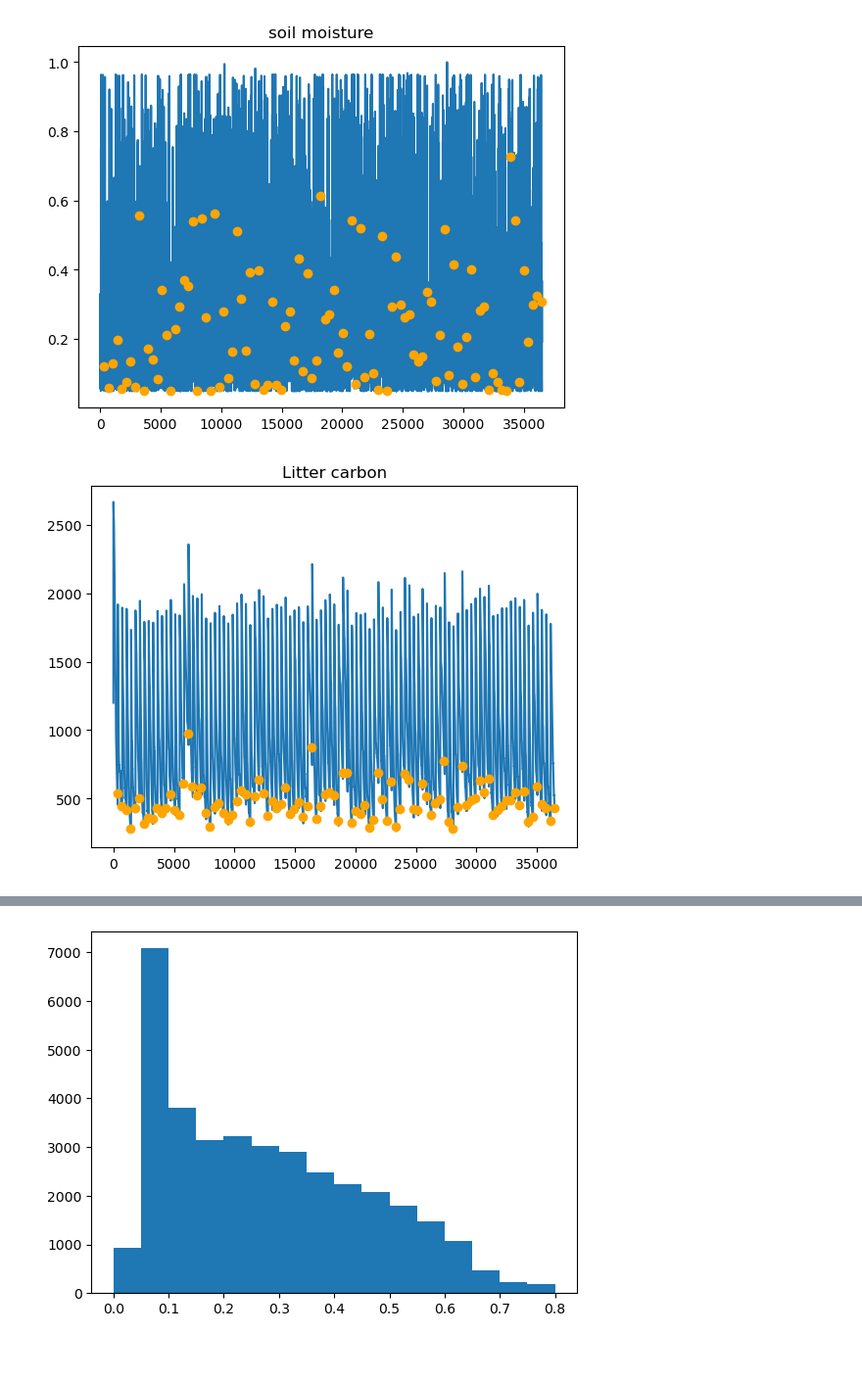
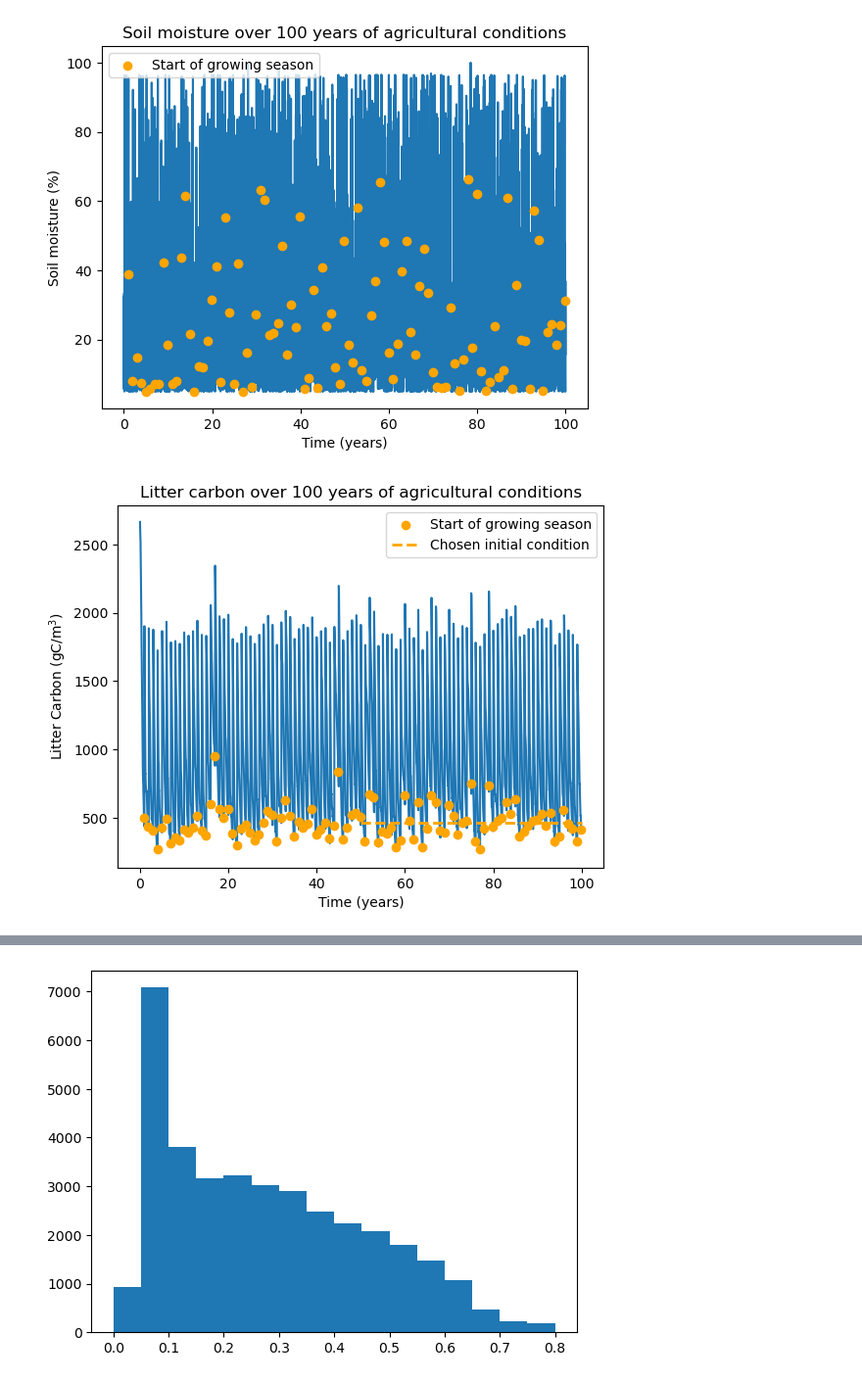
Before and after one commit to ryegleason/Optimal-Crop-Control, a Jupyter notebook: PorporatoCharacterization.ipynb, the cells around one changed output, grey strips where cells are left out. Shown at 98% size. Saved outputs shown, nothing was run; the diff lists cells and outputs as text; code cells hidden in the pictures; blank space fills up the shorter version.

Commit message:
Graphs for supplementary material

```diff
--- a/PorporatoCharacterization.ipynb
+++ b/PorporatoCharacterization.ipynb
@@ -7,7 +7,9 @@ from multiprocessing import Pool
 
 from forward_models import FIELD_CAPACITY, SOIL_DEPTH_MM, generate_rain, hydrology_model, soil_organic_model
 # %%
-TRANSIENT_PERIOD_DAYS = 365 * 100
+N_YEARS = 100
+TRANSIENT_PERIOD_DAYS = 365 * N_YEARS
+GROWING_SEASON_DAYS = 36
 YEARLY_RESIDUE_N_G_PER_M2 = 8.0 # ~9 according to Bender 2013, and 7.5 according to Plénet 1999
 YEARLY_RESIDUE_C_G_PER_M2 = YEARLY_RESIDUE_N_G_PER_M2 * 55.0 # corn stalks have a 50:1 to 60:1 C:N ratio according to Illinois Agronomy Handbook
 nitrogen_residue_add_gN_per_m2_per_day = np.zeros(TRANSIENT_PERIOD_DAYS)
@@ -20,28 +22,58 @@ rainfall_mm = generate_rain(TRANSIENT_PERIOD_DAYS)
 soil_moisture, infiltration_rate_mm_per_day, evaporation_rate_mm_per_day, transpiration_rate_mm_per_day, leakage_rate_mm_per_day, moisture_effect_on_decomposition_factor, moisture_effect_on_nitrification_factor = hydrology_model(0.22, rainfall_mm)
 litter_carbon_gC_per_m3, litter_nitrogen_gN_per_m3, microbial_carbon_gC_per_m3, humus_carbon_gC_per_m3, net_flux_to_mineral_nitrogen_gN_per_m3_per_day = soil_organic_model(1200.0, 54.55, 50, 8500, moisture_effect_on_decomposition_factor, nitrogen_residue_add_gN_per_m2_per_day / (SOIL_DEPTH_MM / 1000.), carbon_residue_add_gC_per_m2_per_day / (SOIL_DEPTH_MM / 1000.))
 # %%
-planting_days = np.linspace(365 - 40, TRANSIENT_PERIOD_DAYS - 40, int(TRANSIENT_PERIOD_DAYS / 365), dtype=np.uint16)
-plt.plot(range(TRANSIENT_PERIOD_DAYS), soil_moisture)
-plt.scatter(planting_days, soil_moisture[365-40::365], color="orange", zorder=100)
-plt.title("soil moisture")
+x = np.linspace(0, N_YEARS, TRANSIENT_PERIOD_DAYS)
+planting_days = np.linspace(365 - GROWING_SEASON_DAYS, TRANSIENT_PERIOD_DAYS - GROWING_SEASON_DAYS, N_YEARS, dtype=np.float64) / 365.
+plt.plot(x, soil_moisture * 100.)
+plt.scatter(planting_days, soil_moisture[365-GROWING_SEASON_DAYS::365] * 100., color="orange", zorder=100, label="Start of growing season")
+plt.legend()
+plt.xlabel("Time (years)")
+plt.ylabel("Soil moisture (%)")
+plt.title("Soil moisture over 100 years of agricultural conditions")
+
 plt.figure()
-plt.plot(range(TRANSIENT_PERIOD_DAYS), litter_carbon_gC_per_m3)
-plt.scatter(planting_days, litter_carbon_gC_per_m3[365-40::365], color="orange", zorder=100)
-plt.title("Litter carbon")
+plt.plot(x, litter_carbon_gC_per_m3)
+planting_litter_carbon = litter_carbon_gC_per_m3[365-GROWING_SEASON_DAYS::365]
+plt.scatter(planting_days, planting_litter_carbon, color="orange", zorder=100, label="Start of growing season")
+plt.hlines(planting_litter_carbon[50:].mean(), 50, 100, color="orange", linestyles="dashed", linewidth=2.0, label="Chosen initial condition")
+plt.legend()
+plt.xlabel("Time (years)")
+plt.ylabel("Litter Carbon (gC/m$^3$)")
+plt.title("Litter carbon over 100 years of agricultural conditions")
+
 plt.figure()
-plt.plot(range(TRANSIENT_PERIOD_DAYS), litter_nitrogen_gN_per_m3)
-plt.scatter(planting_days, litter_nitrogen_gN_per_m3[365-40::365], color="orange", zorder=100)
-plt.title("Litter nitrogen")
+plt.plot(x, litter_nitrogen_gN_per_m3)
+planting_litter_N = litter_nitrogen_gN_per_m3[365-GROWING_SEASON_DAYS::365]
+plt.scatter(planting_days, planting_litter_N, color="orange", zorder=100, label="Start of growing season")
+plt.hlines(planting_litter_N[50:].mean(), 50, 100, color="orange", linestyles="dashed", linewidth=2.0, label="Chosen initial condition")
+plt.legend()
+plt.xlabel("Time (years)")
+plt.ylabel("Litter Nitrogen (gN/m$^3$)")
+plt.title("Litter nitrogen over 100 years of agricultural conditions")
+
 plt.figure()
-plt.plot(range(TRANSIENT_PERIOD_DAYS), microbial_carbon_gC_per_m3)
-plt.scatter(planting_days, microbial_carbon_gC_per_m3[365-40::365], color="orange", zorder=100)
-plt.title("Microbial carbon")
+plt.plot(x, microbial_carbon_gC_per_m3)
+planting_microbial_C = microbial_carbon_gC_per_m3[365-GROWING_SEASON_DAYS::365]
+plt.scatter(planting_days, planting_microbial_C, color="orange", zorder=100, label="Start of growing season")
+plt.hlines(planting_microbial_C[50:].mean(), 50, 100, color="orange", linestyles="dashed", linewidth=2.0, label="Chosen initial condition")
+plt.legend()
+plt.xlabel("Time (years)")
+plt.ylabel("Microbial Carbon (gC/m$^3$)")
+plt.title("Microbial carbon over 100 years of agricultural conditions")
+
 plt.figure()
-plt.plot(range(TRANSIENT_PERIOD_DAYS), humus_carbon_gC_per_m3)
-plt.scatter(planting_days, humus_carbon_gC_per_m3[365-40::365], color="orange", zorder=100)
-plt.title("Humus carbon")
-plt.figure()
-plt.plot(range(TRANSIENT_PERIOD_DAYS), net_flux_to_mineral_nitrogen_gN_per_m3_per_day)
-plt.scatter(planting_days, net_flux_to_mineral_nitrogen_gN_per_m3_per_day[365-40::365], color="orange", zorder=100)
-plt.title("Flux to mineral nitrogen")
+plt.plot(x, humus_carbon_gC_per_m3)
+planting_humus_C = humus_carbon_gC_per_m3[365-GROWING_SEASON_DAYS::365]
+plt.scatter(planting_days, planting_humus_C, color="orange", zorder=100, label="Start of growing season")
+plt.hlines(planting_humus_C[50:].mean(), 50, 100, color="orange", linestyles="dashed", linewidth=2.0, label="Chosen initial condition")
+plt.legend()
+plt.xlabel("Time (years)")
+plt.ylabel("Humus Carbon (gC/m$^3$)")
+plt.title("Humus carbon over 100 years of agricultural conditions")
+print(f"""Initial states:
+    Litter C: {planting_litter_carbon[50:].mean():.0f} gC/m^3
+    Litter N: {planting_litter_N[50:].mean():.1f} gN/m^3
+    Microbial C: {planting_microbial_C[50:].mean():.0f} gC/m^3
+    Humus C: {planting_humus_C[50:].mean():.0f} gC/m^3
+    """)
 # %% [output]
@@ -49,2 +85,2 @@ Text(0.5, 1.0, 'Flux to mineral nitrogen')
-[figure, old version]
+[figure, new version]
-[figure, old version]
+[figure, new version]
```
Also changed, not shown: parts of 9 cells of this notebook, 6 other files.
